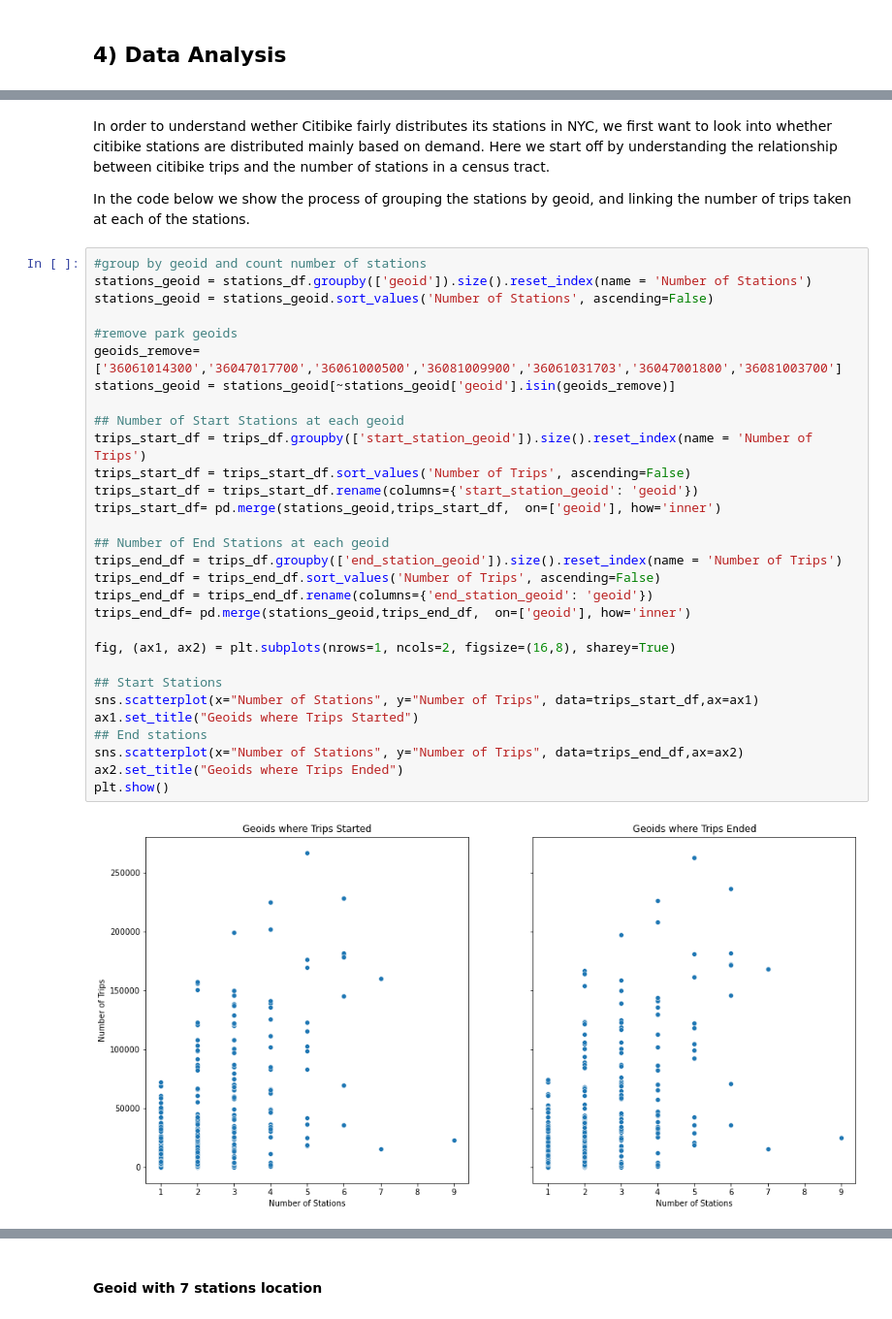
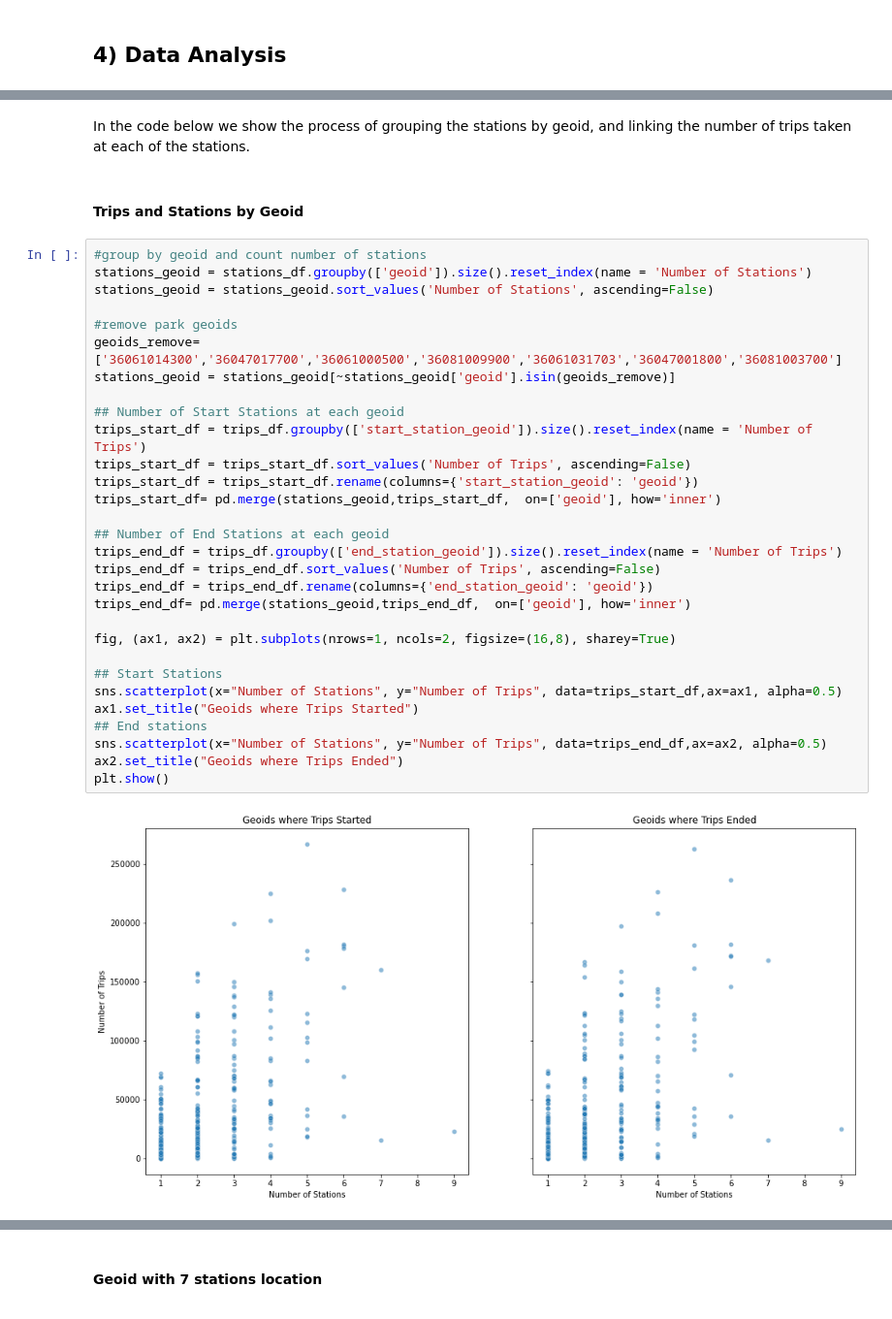
Before and after one commit to shljessie/INFO-2950, a Jupyter notebook: project_phase_submissions/final.ipynb, the cells around one changed output, grey strips where cells are left out. Shown: that part at 97% size. Saved outputs shown, nothing was run; the diff lists cells and outputs as text.

```diff
--- a/project_phase_submissions/final.ipynb
+++ b/project_phase_submissions/final.ipynb
@@ -320,37 +322,38 @@ To further our understanding of whether citibike is fairly distributing its stat
 # %% [markdown]
-In order to understand wether Citibike fairly distributes its stations in NYC, we first want to look into whether citibike stations are distributed mainly based on demand. Here we start off by understanding the relationship between citibike trips and the number of stations in a census tract.
 
 In the code below we show the process of grouping the stations by geoid, and linking the number of trips taken at each of the stations.
+# %% [markdown]
+#### Trips and Stations by Geoid
 # %%
 #group by geoid and count number of stations
 stations_geoid = stations_df.groupby(['geoid']).size().reset_index(name = 'Number of Stations')
 stations_geoid = stations_geoid.sort_values('Number of Stations', ascending=False)
 
 #remove park geoids
 geoids_remove=['36061014300','36047017700','36061000500','36081009900','36061031703','36047001800','36081003700']
 stations_geoid = stations_geoid[~stations_geoid['geoid'].isin(geoids_remove)]
 
 ## Number of Start Stations at each geoid
 trips_start_df = trips_df.groupby(['start_station_geoid']).size().reset_index(name = 'Number of Trips')
 trips_start_df = trips_start_df.sort_values('Number of Trips', ascending=False)
 trips_start_df = trips_start_df.rename(columns={'start_station_geoid': 'geoid'})
 trips_start_df= pd.merge(stations_geoid,trips_start_df,  on=['geoid'], how='inner')
 
 ## Number of End Stations at each geoid
 trips_end_df = trips_df.groupby(['end_station_geoid']).size().reset_index(name = 'Number of Trips')
 trips_end_df = trips_end_df.sort_values('Number of Trips', ascending=False)
 trips_end_df = trips_end_df.rename(columns={'end_station_geoid': 'geoid'})
 trips_end_df= pd.merge(stations_geoid,trips_end_df,  on=['geoid'], how='inner')
 
 fig, (ax1, ax2) = plt.subplots(nrows=1, ncols=2, figsize=(16,8), sharey=True)
 
 ## Start Stations
-sns.scatterplot(x="Number of Stations", y="Number of Trips", data=trips_start_df,ax=ax1)
+sns.scatterplot(x="Number of Stations", y="Number of Trips", data=trips_start_df,ax=ax1, alpha=0.5)
 ax1.set_title("Geoids where Trips Started")
 ## End stations
-sns.scatterplot(x="Number of Stations", y="Number of Trips", data=trips_end_df,ax=ax2)
+sns.scatterplot(x="Number of Stations", y="Number of Trips", data=trips_end_df,ax=ax2, alpha=0.5)
 ax2.set_title("Geoids where Trips Ended")
 plt.show()
 # %% [output]
-[figure, old version]
+[figure, new version]
 # %% [markdown]
```
Also changed, not shown: parts of 23 cells of this notebook.
